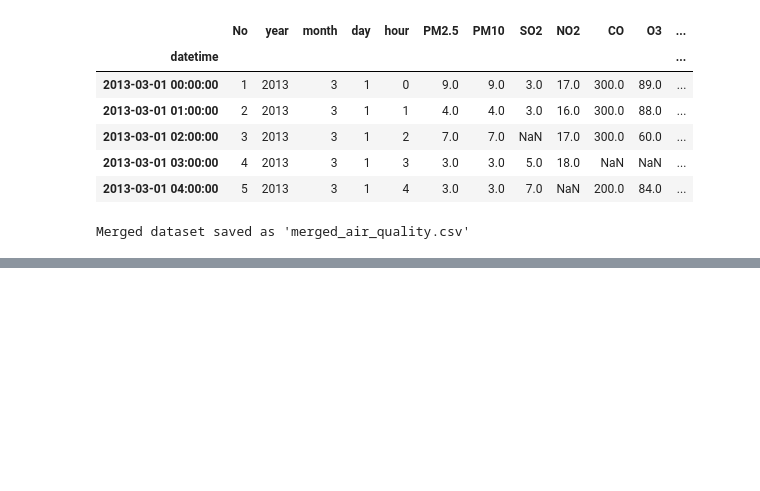
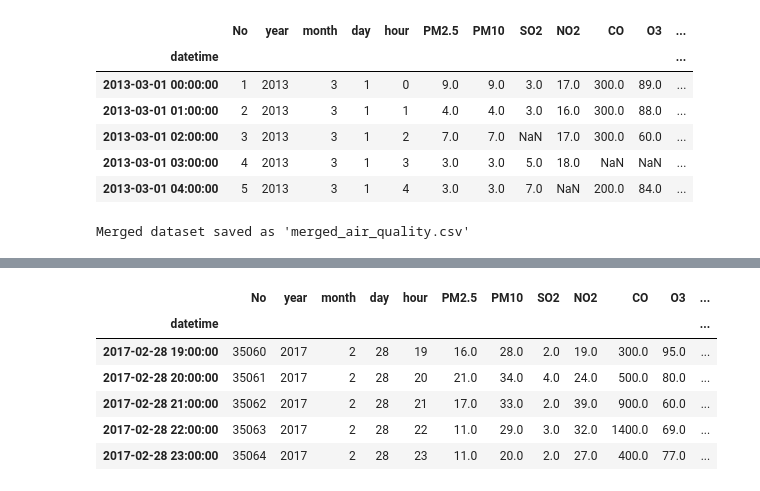
Before and after one commit to Ayomide-baga/CMP7005-PRAC1, a Jupyter notebook: CMP7005_PRAC1.ipynb, the cells around one changed output, grey strips where cells are left out. Cells and saved outputs as stored; diff of their text form; code cells hidden in the pictures; blank space fills up the shorter version.

```diff
--- a/CMP7005_PRAC1.ipynb
+++ b/CMP7005_PRAC1.ipynb
@@ -145,0 +222,10 @@ Merged dataset saved as 'merged_air_quality.csv'
+# %%
+df.tail()
+# %% [output]
+|  | No | year | month | day | hour | PM2.5 | PM10 | SO2 | NO2 | CO | O3 | ... |
+| datetime |  |  |  |  |  |  |  |  |  |  |  | ... |
+| 2017-02-28 19:00:00 | 35060 | 2017 | 2 | 28 | 19 | 16.0 | 28.0 | 2.0 | 19.0 | 300.0 | 95.0 | ... |
+| 2017-02-28 20:00:00 | 35061 | 2017 | 2 | 28 | 20 | 21.0 | 34.0 | 4.0 | 24.0 | 500.0 | 80.0 | ... |
+| 2017-02-28 21:00:00 | 35062 | 2017 | 2 | 28 | 21 | 17.0 | 33.0 | 2.0 | 39.0 | 900.0 | 60.0 | ... |
+| 2017-02-28 22:00:00 | 35063 | 2017 | 2 | 28 | 22 | 11.0 | 29.0 | 3.0 | 32.0 | 1400.0 | 69.0 | ... |
+| 2017-02-28 23:00:00 | 35064 | 2017 | 2 | 28 | 23 | 11.0 | 20.0 | 2.0 | 27.0 | 400.0 | 77.0 | ... |
```
Also changed, not shown: parts of 12 cells of this notebook.
